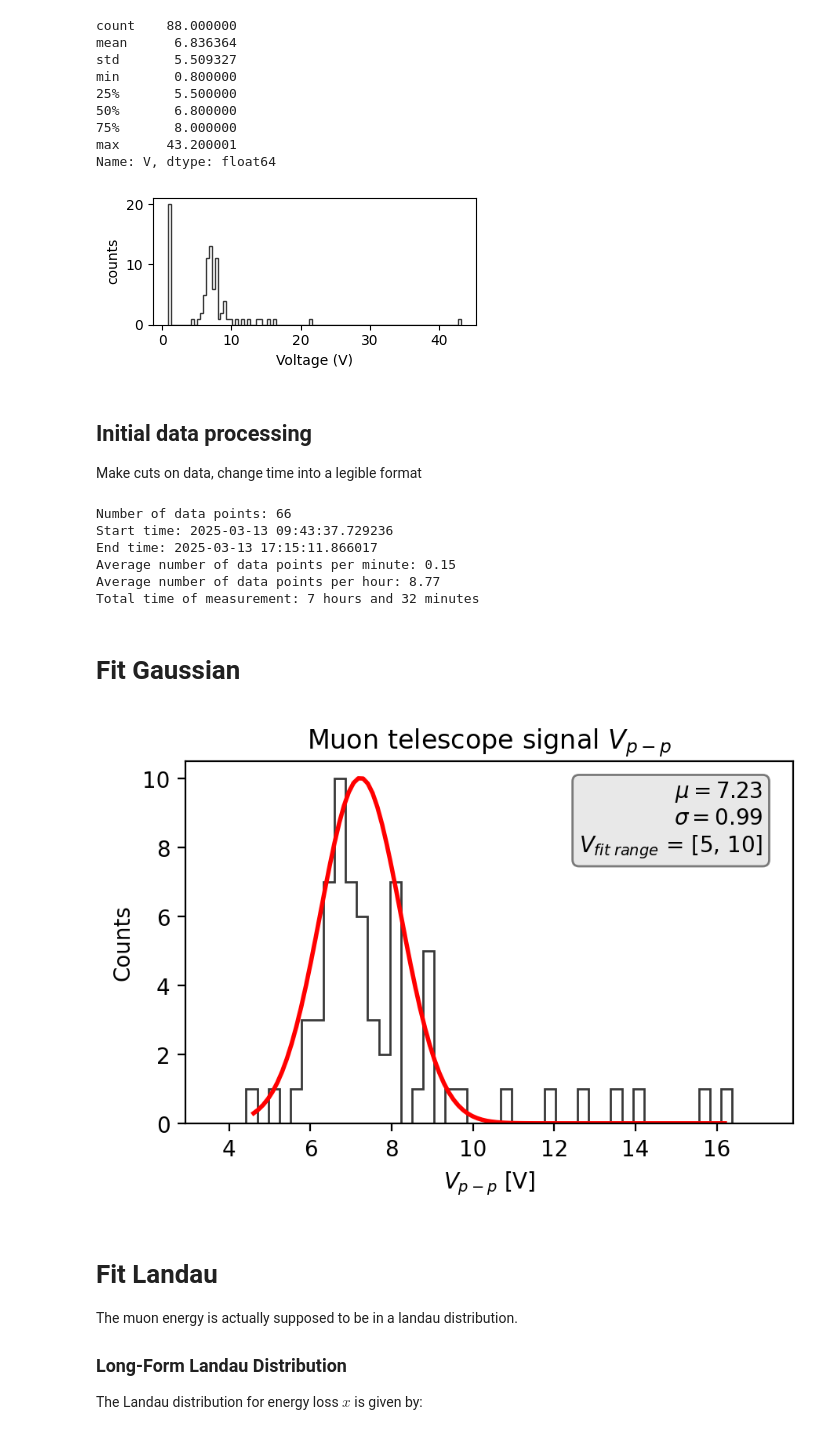
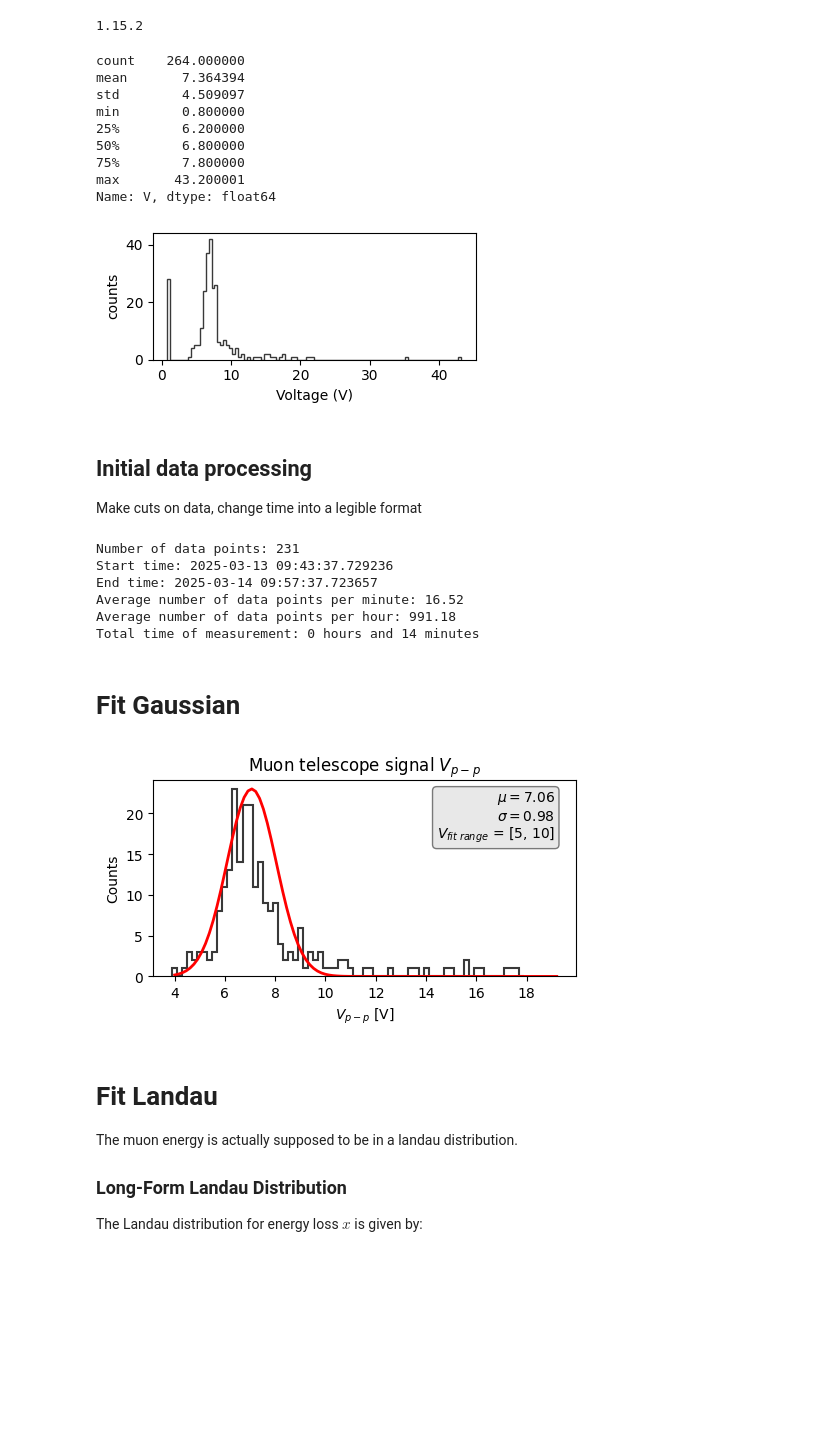
Before and after one commit to ficnawode/msc-python-analysis, a Jupyter notebook: analysis/muon_telescope.ipynb, the cells around one changed output. Cells and saved outputs as stored; diff of their text form; code cells hidden in the pictures; blank space fills up the shorter version.

Commit message:
Correct muon telescope histograms, add requirements.txt

```diff
--- a/analysis/muon_telescope.ipynb
+++ b/analysis/muon_telescope.ipynb
@@ -3,26 +3,32 @@ import numpy as np
 import matplotlib.pyplot as plt
 import pandas as pd
 from datetime import datetime
+import scipy
+print(scipy.__version__)
 
 from scipy.stats import norm, landau
 from scipy.optimize import curve_fit
-
+plt.rcParams['figure.autolayout'] = True
 
 SAVE_PLOTS = True
 DARK_GREY='#393939'
+FIGSIZE=(5,3)
+LWIDTH=1.5
+# %% [output]
+1.15.2
 # %%
-file_path = r'data\muon_telescope\vp2ps_20250313-094335.csv'
+file_path = r'data/muon_telescope/vp2ps_20250313-094335.csv'
 df = pd.read_csv(file_path)
 df['V'].describe()
 # %% [output]
-count    88.000000
-mean      6.836364
-std       5.509327
-min       0.800000
-25%       5.500000
-50%       6.800000
-75%       8.000000
-max      43.200001
+count    264.000000
+mean       7.364394
+std        4.509097
+min        0.800000
+25%        6.200000
+50%        6.800000
+75%        7.800000
+max       43.200001
 Name: V, dtype: float64
 # %%
 fig, ax = plt.subplots(1,1, figsize=(4,2))
@@ -32,7 +38,7 @@ ax.set_ylabel('counts')
 plt.tight_layout()
 plt.show()
 # %% [output]
-[figure, old version]
+[figure, new version]
 # %% [markdown]
 ## Initial data processing
 Make cuts on data, change time into a legible format
@@ -62,19 +68,24 @@ def print_stats():
     print(f'Total time of measurement: {time_diff // 60:.0f} hours and {time_diff % 60:.0f} minutes')
 print_stats()
 # %% [output]
-Number of data points: 66
+Number of data points: 231
 Start time: 2025-03-13 09:43:37.729236
-End time: 2025-03-13 17:15:11.866017
-Average number of data points per minute: 0.15
-Average number of data points per hour: 8.77
-Total time of measurement: 7 hours and 32 minutes
+End time: 2025-03-14 09:57:37.723657
+Average number of data points per minute: 16.52
+Average number of data points per hour: 991.18
+Total time of measurement: 0 hours and 14 minutes
+# %%
+V_min = 4
+V_max = 18
+V_step = 0.2
+hist_bins = np.arange(V_min - V_step/2, V_max + V_step/2, V_step)
+hist_range=(V_min, V_max)
 # %% [markdown]
 # Fit Gaussian
 # %%
-fig, ax = plt.subplots(1,1, figsize=(5, 3), dpi = 200)
+fig, ax = plt.subplots(figsize=FIGSIZE)
 
-count, bins, _ = ax.hist(df['V'], bins=50, range=(min - 1, max + 1), histtype='step', color=DARK_GREY, linewidth=1)
-
+count, bins, _ = ax.hist(df['V'], bins=hist_bins, range=hist_range, histtype='step', color=DARK_GREY, linewidth=LWIDTH)
 
 def fit_gauss(voltages, V_min = 4, V_max = 12):
     voltages = voltages.where(voltages < V_max)
@@ -83,35 +94,35 @@ def fit_gauss(voltages, V_min = 4, V_max = 12):
     mu, sigma= norm.fit(voltages)
     return mu, sigma
 
 V_fit_min = 5
 V_fit_max = 10
 mu_fit, sigma_fit = fit_gauss(df['V'], V_fit_min, V_fit_max)
 
 x = np.linspace(df['V'].min(), df['V'].max(), 100)
 pdf = norm.pdf(x, mu_fit, sigma_fit)
 pdf *= count.max() / pdf.max()
-plt.plot(x, pdf, 'r', linewidth=2, label=f'Fit: $\mu$={mu_fit:.2f}, $\sigma$={sigma_fit:.2f}')
+plt.plot(x, pdf, 'r', linewidth=2, label=rf'Fit: $\mu$={mu_fit:.2f}, $\sigma$={sigma_fit:.2f}')
 
 textstr = '\n'.join((
     r'$\mu=%.2f$' % (mu_fit, ),
     r'$\sigma=%.2f$' % (sigma_fit, ),
     r'$V_{fit \; range}$ = [%d, %d]' % (V_fit_min, V_fit_max)
 ))
 props = dict(boxstyle='round', facecolor='lightgrey', alpha=0.5)
 ax.text(0.95, 0.95, textstr, transform=ax.transAxes, fontsize=10,
         verticalalignment='top', horizontalalignment='right', bbox=props)
 
 ax.set_title(r'Muon telescope signal $V_{p-p}$')
 ax.yaxis.get_major_locator().set_params(integer=True) # force integer ticks on y axis
 
 ax.set_xlabel(r'$V_{p-p}$ [V]')
 ax.set_ylabel('Counts')
 
 if SAVE_PLOTS:
     plt.savefig('plots/muon_telescope/gauss_fit.jpg', dpi=300)
 plt.show()
 # %% [output]
-[figure, old version]
+[figure, new version]
 # %% [markdown]
 # Fit Landau
 
```
Also changed, not shown: parts of 1 cell of this notebook, 8 other files.
